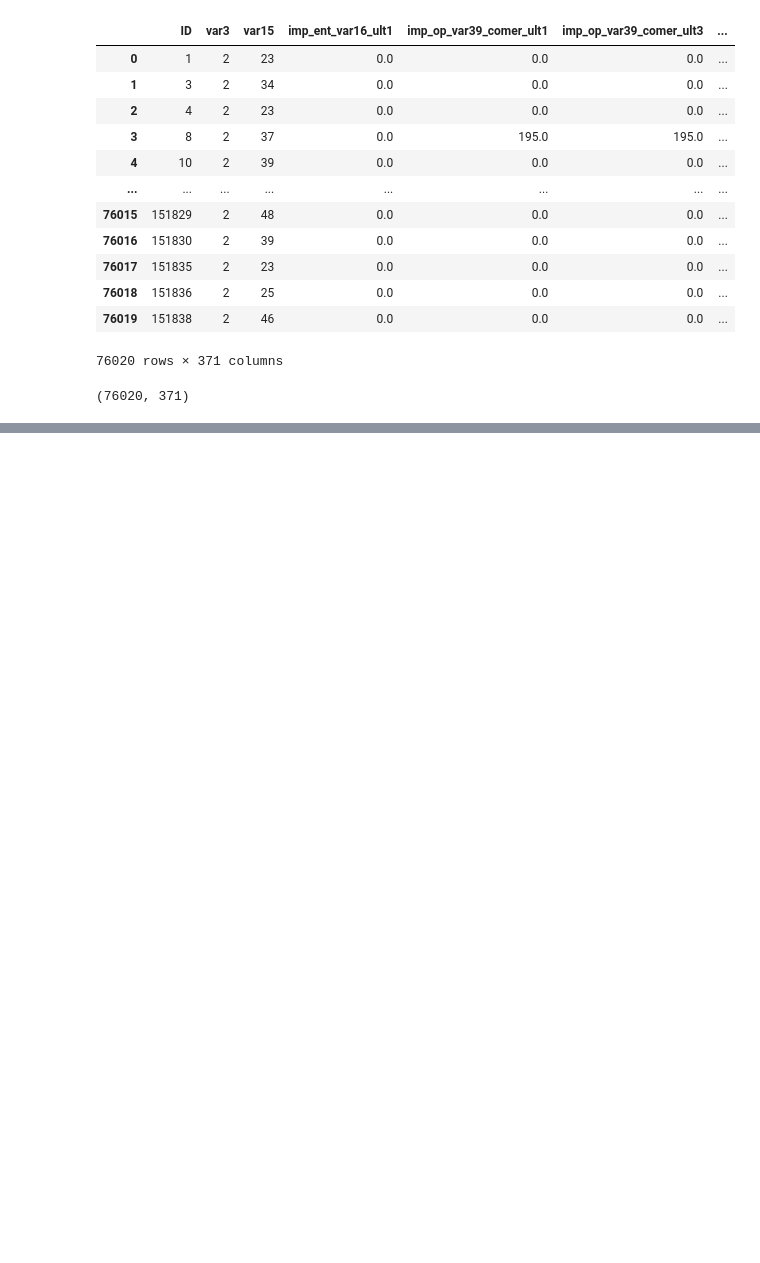
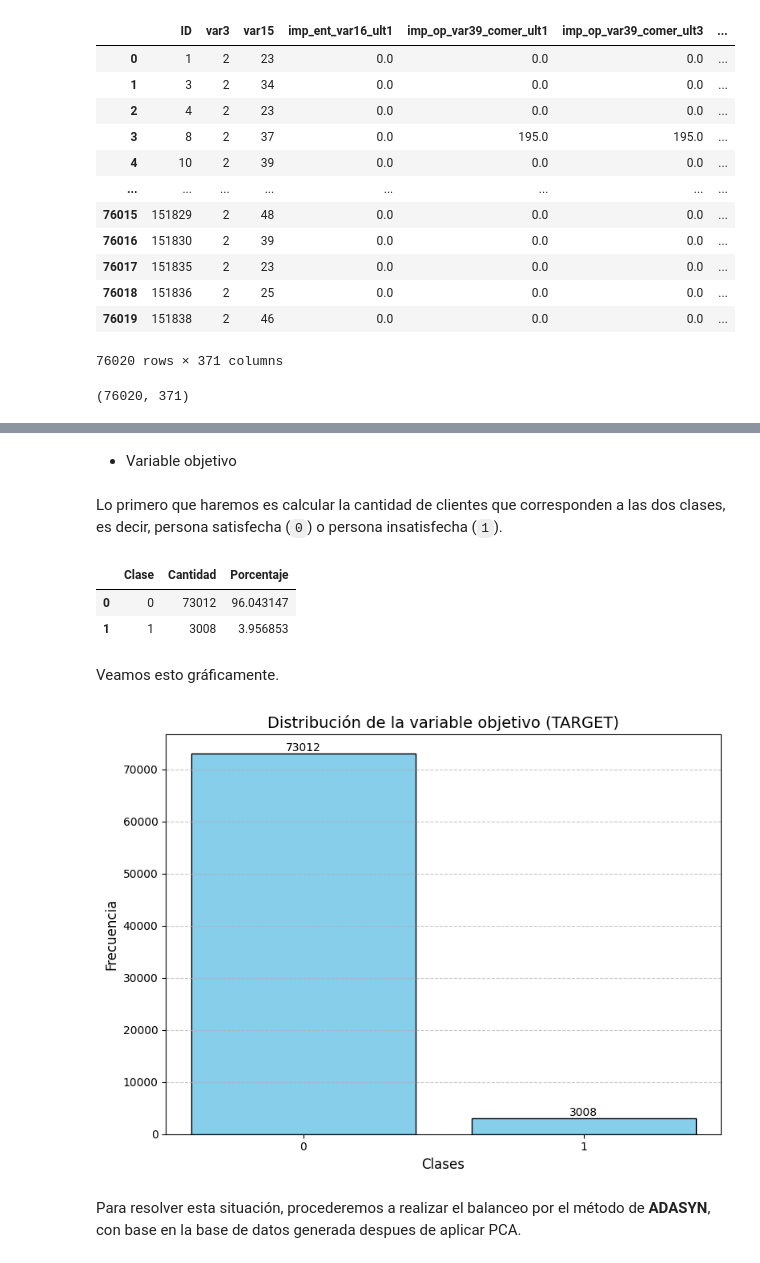
Before and after one commit to valecabrera21/Parcial3_MachineLearning, a Jupyter notebook: _sources/EDA-PUNTO1.ipynb, the cells around one changed output, grey strips where cells are left out. Cells and saved outputs as stored; diff of their text form; code cells hidden in the pictures; blank space fills up the shorter version.

```diff
--- a/_sources/EDA-PUNTO1.ipynb
+++ b/_sources/EDA-PUNTO1.ipynb
@@ -38,0 +339,42 @@ El conjunto de datos **Satisfacción de Clientes** contiene **76,020 observacion
+# %% [markdown]
+* Variable objetivo
+# %% [markdown]
+Lo primero que haremos es calcular la cantidad de clientes que corresponden a las dos clases, es decir, persona satisfecha (`0`) o persona insatisfecha (`1`).
+# %%
+conteo = datatrain['TARGET'].value_counts()
+porcentaje = datatrain['TARGET'].value_counts(normalize=True) * 100
+
+resumen = pd.DataFrame({
+    'Clase': conteo.index,
+    'Cantidad': conteo.values,
+    'Porcentaje': porcentaje.values
+})
+
+resumen
+# %% [output]
+|  | Clase | Cantidad | Porcentaje |
+| 0 | 0 | 73012 | 96.043147 |
+| 1 | 1 | 3008 | 3.956853 |
+# %% [markdown]
+Veamos esto gráficamente.
+# %%
+frecuencia = datatrain['TARGET'].value_counts()
+
+plt.figure(figsize=(8, 6))
+bars = plt.bar(frecuencia.index, frecuencia.values, color='skyblue', edgecolor='black')
+
+for bar in bars:
+    height = bar.get_height()
+    plt.text(bar.get_x() + bar.get_width()/2.0, height, f'{int(height)}', ha='center', va='bottom')
+plt.title('Distribución de la variable objetivo (TARGET)', fontsize=14)
+plt.xlabel('Clases', fontsize=12)
+plt.ylabel('Frecuencia', fontsize=12)
+plt.xticks(frecuencia.index)
+plt.grid(axis='y', linestyle='--', alpha=0.7)
+
+plt.tight_layout()
+plt.show()
+# %% [output]
+[figure, added]
+# %% [markdown]
+Para resolver esta situación, procederemos a realizar el balanceo por el método de **ADASYN**, con base en la base de datos generada despues de aplicar PCA.
```
Also changed, not shown: parts of 36 cells of this notebook, 7 other files.
